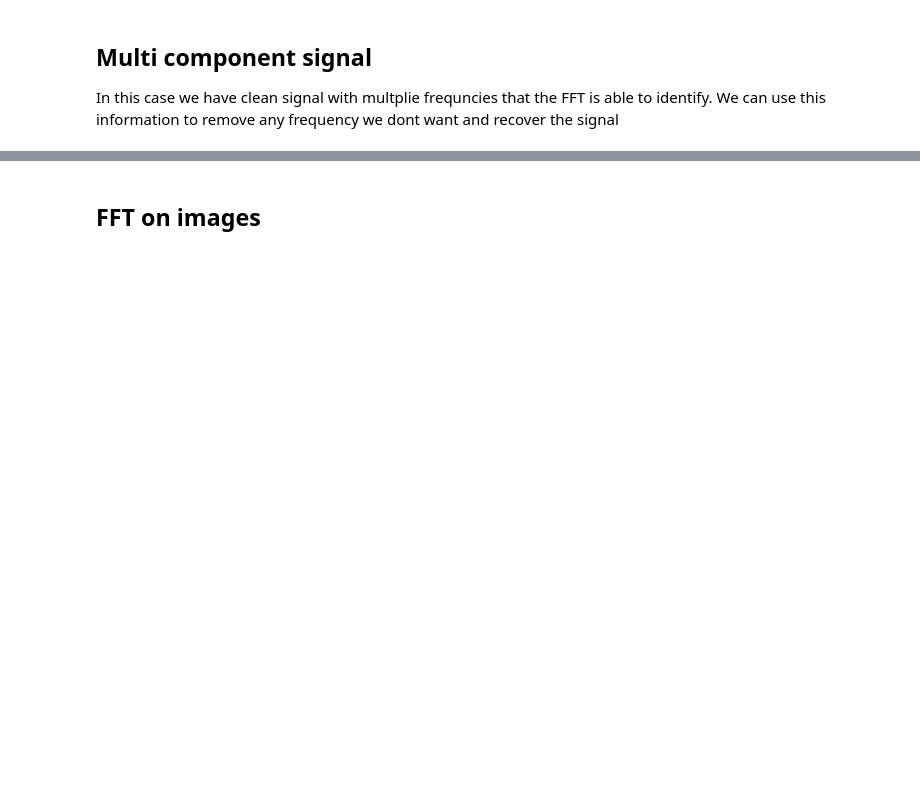
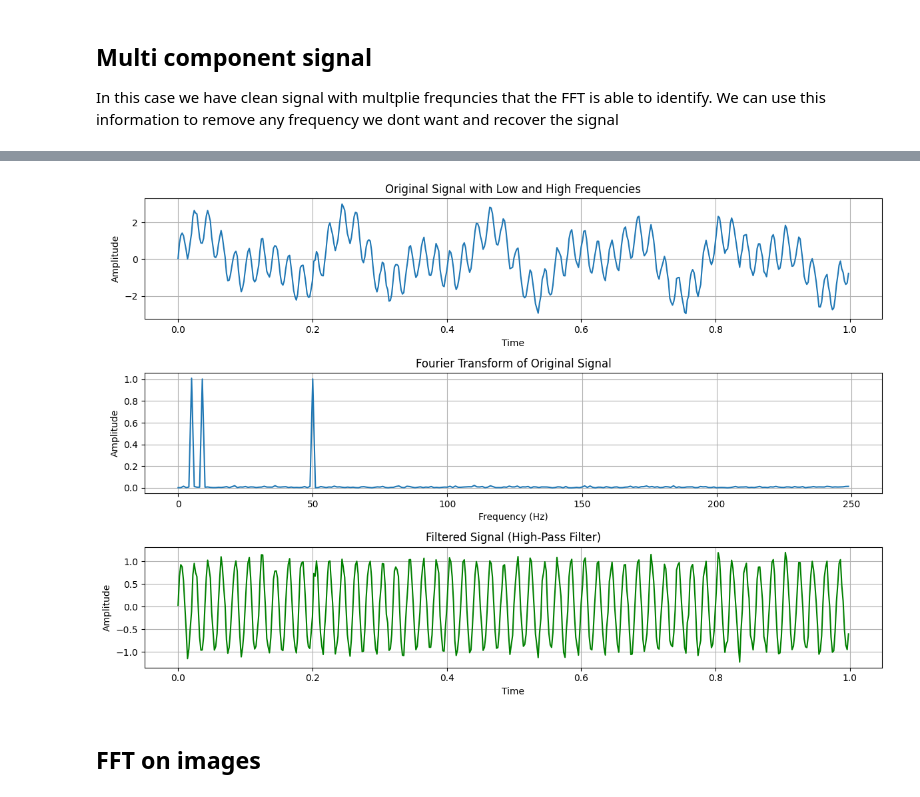
Before and after one commit to UIUC-BIOE488/yifan20_Lab5, a Jupyter notebook: Lab5.ipynb, the cells around one changed output, grey strips where cells are left out. Drawn from its saved outputs; the diff is of its cells as text; code cells hidden in the pictures; blank space fills up the shorter version.

```diff
--- a/Lab5.ipynb
+++ b/Lab5.ipynb
@@ -132,5 +142,50 @@ plt.show()
 # %%
 ## Try different frequencies, noise level and frequency filters
+
+t = np.linspace(0, 1, 500, endpoint=False)
+signal = np.sin(2 * np.pi * 5 * t) + np.sin(2 * np.pi * 9 * t) + np.sin(2 * np.pi * 50 * t) + 0.1 * np.random.normal(size=t.shape)  # Signal with two sine waves of different frequencies
+
+# Compute Fourier Transform
+N = len(signal)
+T = 1.0 / 500  # Sample rate
+yf = fft(signal)
+xf = fftfreq(N, T)
+
+# Apply high-pass filter (remove frequencies below a threshold)
+cutoff_frequency = 10 ## --> you can experiment with this value
+yf_filtered = yf.copy()
+yf_filtered[np.abs(xf) < cutoff_frequency] = 0
+
+# Compute Inverse Fourier Transform to get filtered signal
+filtered_signal = ifft(yf_filtered)
+
+# Plot original and filtered signals
+plt.figure(figsize=(12, 8))
+plt.subplot(3, 1, 1)
+plt.plot(t, signal)
+plt.title('Original Signal with Low and High Frequencies')
+plt.xlabel('Time')
+plt.ylabel('Amplitude')
+plt.grid()
+
+plt.subplot(3, 1, 2)
+plt.plot(xf[:N // 2], 2.0 / N * np.abs(yf[:N // 2]))
+plt.title('Fourier Transform of Original Signal')
+plt.xlabel('Frequency (Hz)')
+plt.ylabel('Amplitude')
+plt.grid()
+
+plt.subplot(3, 1, 3)
+plt.plot(t, filtered_signal.real, color='green')
+plt.title('Filtered Signal (High-Pass Filter)')
+plt.xlabel('Time')
+plt.ylabel('Amplitude')
+plt.grid()
+
+plt.tight_layout()
+plt.show()
+# %% [output]
+[figure, added]
 # %% [markdown]
 ## FFT on images
 # %%
```
Also changed, not shown: parts of 8 cells of this notebook.
